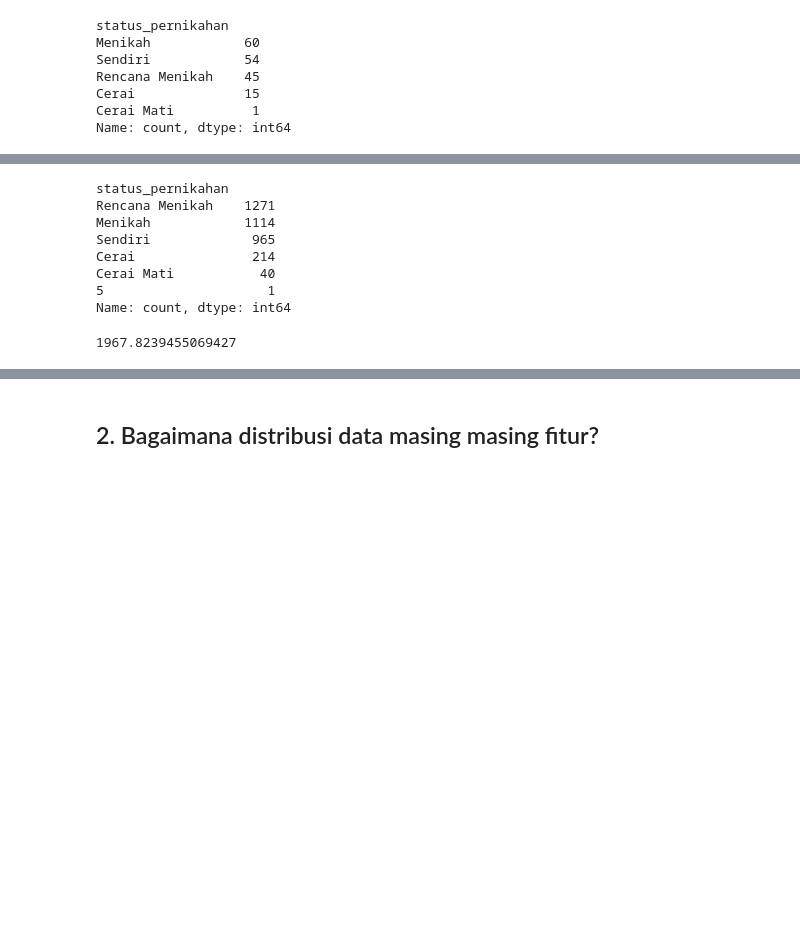
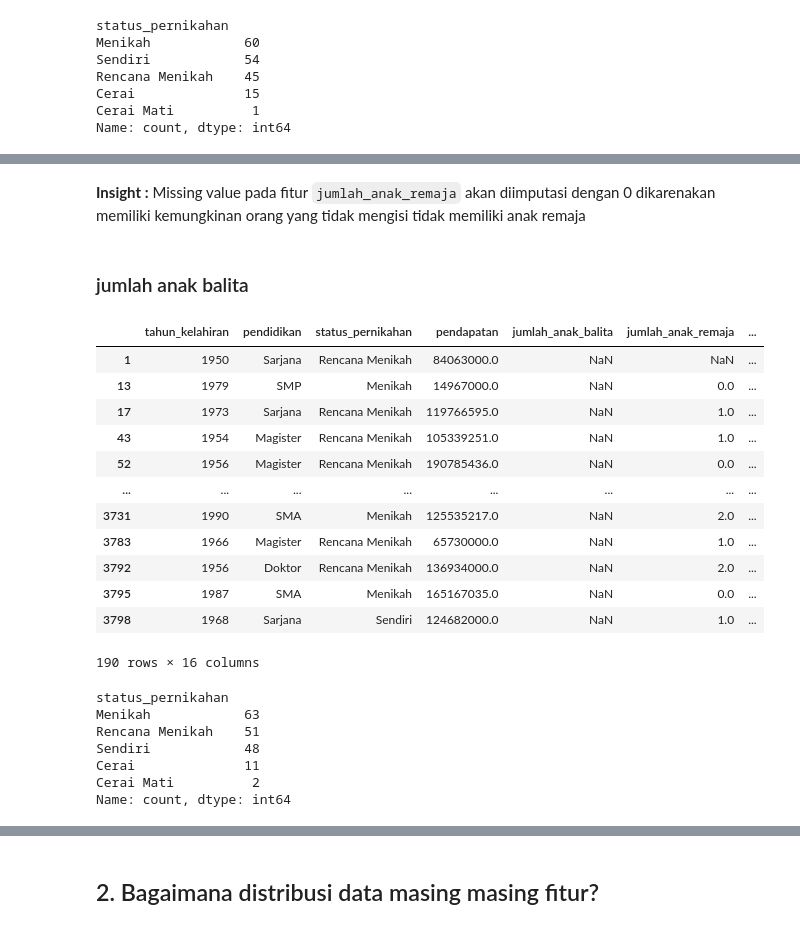
Before and after one commit to azizriza1210/Karpet-Biru, a Jupyter notebook: bismillah.ipynb, the cells around one changed output, grey strips where cells are left out. Saved outputs shown, nothing was run; the diff lists cells and outputs as text; code cells hidden in the pictures; blank space fills up the shorter version.

```diff
--- a/bismillah.ipynb
+++ b/bismillah.ipynb
@@ -203,15 +255,31 @@ Name: count, dtype: int64
+# %% [markdown]
+**Insight :** Missing value pada fitur `jumlah_anak_remaja` akan diimputasi dengan 0 dikarenakan memiliki kemungkinan orang yang tidak mengisi tidak memiliki anak remaja
+# %% [markdown]
+### jumlah anak balita
+# %%
+ms_1 = df_train[df_train['jumlah_anak_balita'].isna()]
+ms_1
+# %% [output]
+|  | tahun_kelahiran | pendidikan | status_pernikahan | pendapatan | jumlah_anak_balita | jumlah_anak_remaja | ... |
+| 1 | 1950 | Sarjana | Rencana Menikah | 84063000.0 | NaN | NaN | ... |
+| 13 | 1979 | SMP | Menikah | 14967000.0 | NaN | 0.0 | ... |
+| 17 | 1973 | Sarjana | Rencana Menikah | 119766595.0 | NaN | 1.0 | ... |
+| 43 | 1954 | Magister | Rencana Menikah | 105339251.0 | NaN | 1.0 | ... |
+| 52 | 1956 | Magister | Rencana Menikah | 190785436.0 | NaN | 0.0 | ... |
+| ... | ... | ... | ... | ... | ... | ... | ... |
+| 3731 | 1990 | SMA | Menikah | 125535217.0 | NaN | 2.0 | ... |
+| 3783 | 1966 | Magister | Rencana Menikah | 65730000.0 | NaN | 1.0 | ... |
+| 3792 | 1956 | Doktor | Rencana Menikah | 136934000.0 | NaN | 2.0 | ... |
+| 3795 | 1987 | SMA | Menikah | 165167035.0 | NaN | 0.0 | ... |
+| 3798 | 1968 | Sarjana | Sendiri | 124682000.0 | NaN | 1.0 | ... |
+190 rows × 16 columns
 # %%
-df_train['status_pernikahan'].value_counts()
+ms_1['status_pernikahan'].value_counts()
 # %% [output]
 status_pernikahan
-Rencana Menikah    1271
-Menikah            1114
-Sendiri             965
-Cerai               214
-Cerai Mati           40
-5                     1
+Menikah            63
+Rencana Menikah    51
+Sendiri            48
+Cerai              11
+Cerai Mati          2
 Name: count, dtype: int64
-# %%
-df_train['tahun_kelahiran'].mean()
-# %% [output]
-1967.8239455069427
```
Also changed, not shown: parts of 30 cells of this notebook.
